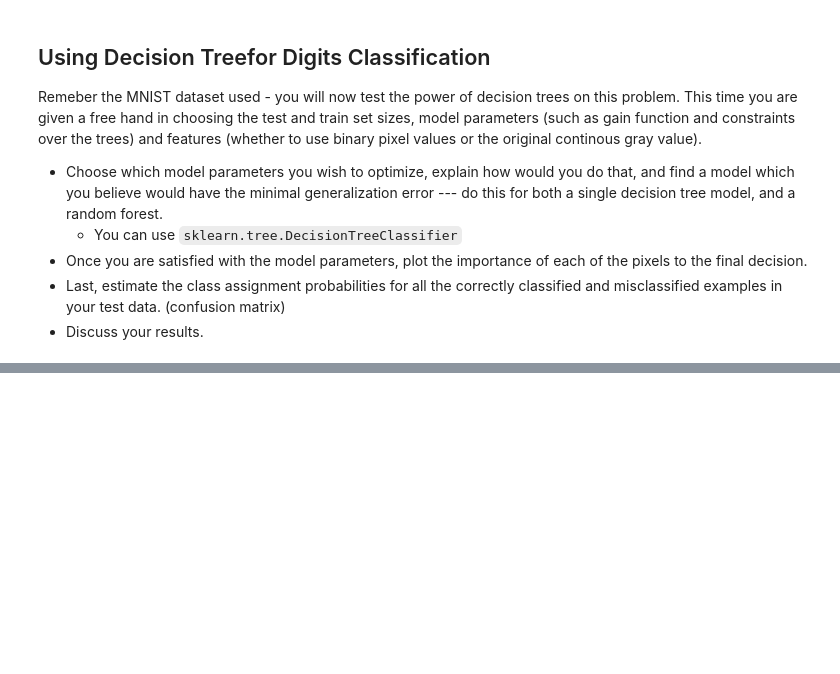
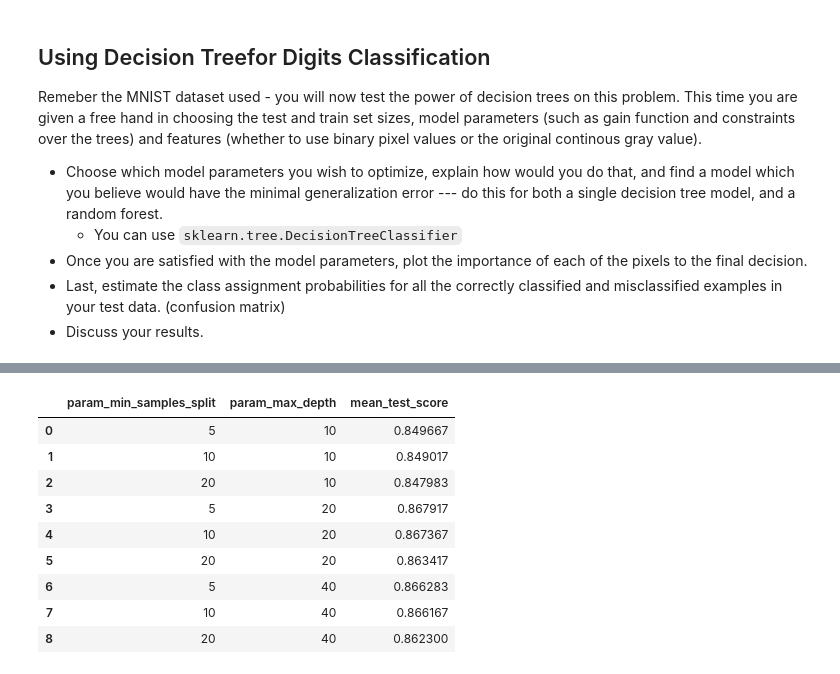
Before and after one commit to Shuaf98/y-data, a Jupyter notebook: ydata_supervised_learning/lecture5_DecisionTrees/Decision Trees _Exercise.ipynb, the cells around one changed output, grey strips where cells are left out. Saved outputs shown, nothing was run; the diff lists cells and outputs as text; code cells hidden in the pictures; blank space fills up the shorter version.

```diff
--- a/ydata_supervised_learning/lecture5_DecisionTrees/Decision Trees _Exercise.ipynb
+++ b/ydata_supervised_learning/lecture5_DecisionTrees/Decision Trees _Exercise.ipynb
@@ -284,0 +316,14 @@ This time you are given a free hand in choosing the test and train set sizes, mo
+# %%
+from sklearn.model_selection import GridSearchCV
+
+min_samples_split = [5,10,20]
+max_depth = [10,20,40]
+criterion = ['gini']
+
+parameters = dict(min_samples_split = min_samples_split,
+                      criterion=criterion,
+                      max_depth=max_depth)
+
+CV = GridSearchCV(DecisionTreeClassifier(), parameters, cv = 5 )
+
+CV.fit(x_train, y_train)
@@ -284,0 +345,14 @@ This time you are given a free hand in choosing the test and train set sizes, mo
+# %%
+df = pd.DataFrame(CV.cv_results_)
+df[['param_min_samples_split', 'param_max_depth', 'mean_test_score']]
+# %% [output]
+|  | param_min_samples_split | param_max_depth | mean_test_score |
+| 0 | 5 | 10 | 0.849667 |
+| 1 | 10 | 10 | 0.849017 |
+| 2 | 20 | 10 | 0.847983 |
+| 3 | 5 | 20 | 0.867917 |
+| 4 | 10 | 20 | 0.867367 |
+| 5 | 20 | 20 | 0.863417 |
+| 6 | 5 | 40 | 0.866283 |
+| 7 | 10 | 40 | 0.866167 |
+| 8 | 20 | 40 | 0.862300 |
```
Also changed, not shown: parts of 16 cells of this notebook, 3 other files.
